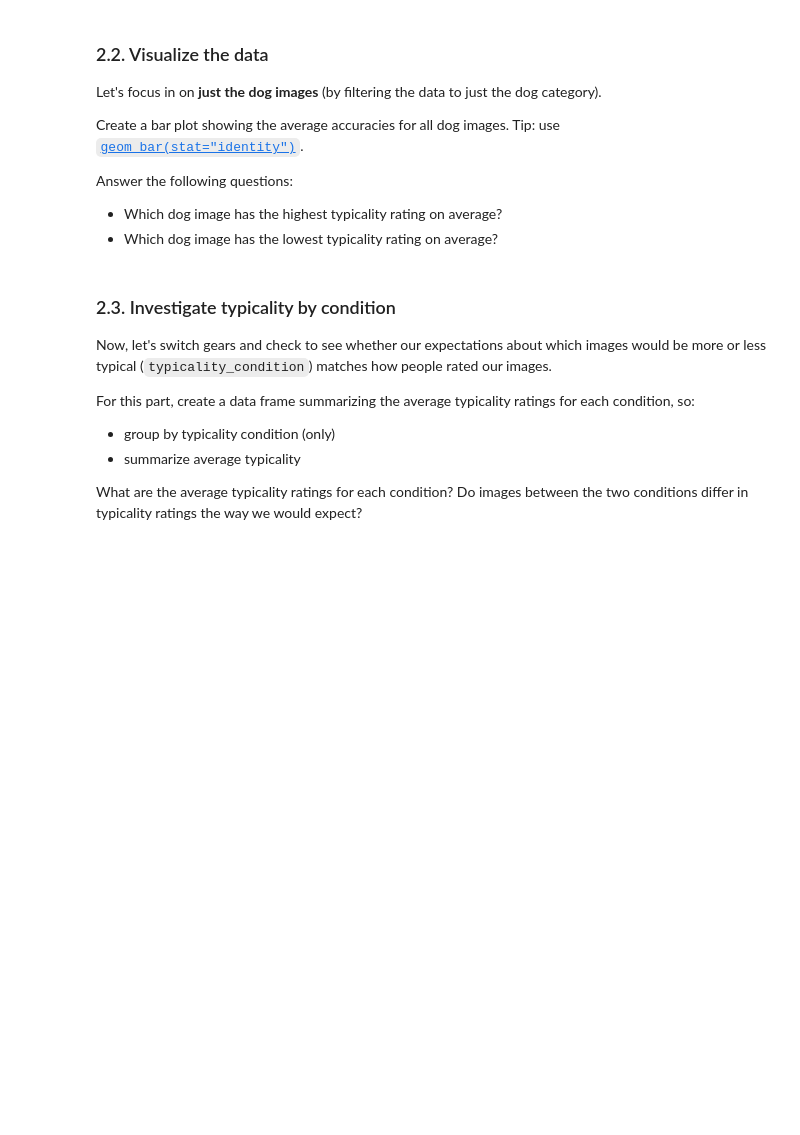
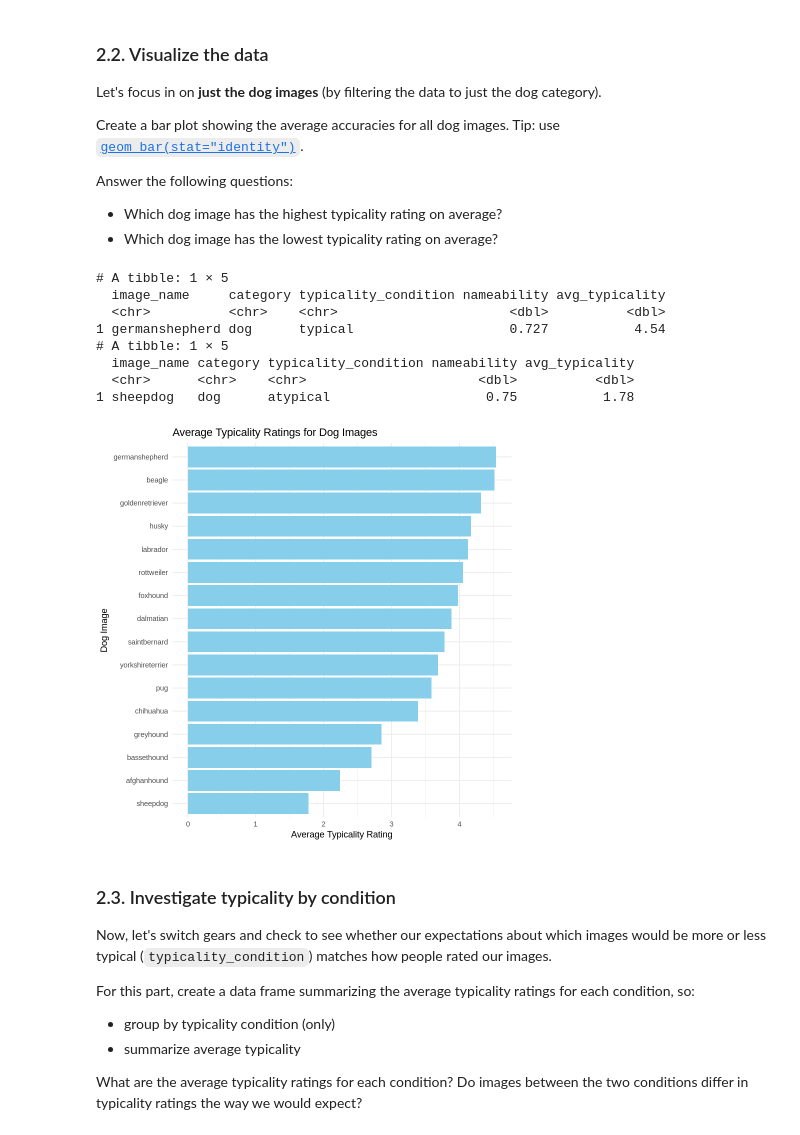
Before and after one commit to sydneynichol/MyFirstPullRequest, a Jupyter notebook: Data_Wrangling_2_Assignment.ipynb, the cells around one changed output. Saved outputs shown, nothing was run; the diff lists cells and outputs as text; code cells hidden in the pictures; blank space fills up the shorter version.

```diff
--- a/Data_Wrangling_2_Assignment.ipynb
+++ b/Data_Wrangling_2_Assignment.ipynb
@@ -205,3 +463,8 @@ Now that we have the data in a more convenient shape, let's create a new **data
 # %%
 #create a data frame that summarizes the average typicality for each image
 #keep information about category, typicality_condition, and nameability
+typicality_summary <- typical_data |>
+  group_by(image_name, category, typicality_condition, nameability) |>
+  summarize(avg_typicality = mean(typicality_rating, na.rm = TRUE), .groups = "drop")
+
+print(typicality_summary)
@@ -225,3 +497,43 @@ Answer the following questions:
+# %%
+# create a bar plot showing the average accuracies for all dog images.
+
+# Which dog image has the highest typicality rating on average? --> The German Shepherd image has the highest average typicality rating, with a score of 4.54.
+
+# Which dog image has the lowest typicality rating on average? --> The Sheepdog image has the lowest average typicality rating, with a score of 1.78.
+
+dog_data <- typicality_summary |>
+  filter(category == "dog")
+
+ggplot(dog_data, aes(x = reorder(image_name, avg_typicality), y = avg_typicality)) +
+  geom_bar(stat = "identity", fill = "skyblue") +
+  coord_flip() +
+  labs(
+    title = "Average Typicality Ratings for Dog Images",
+    x = "Dog Image",
+    y = "Average Typicality Rating"
+  ) +
+  theme_minimal()
+
+highest_typicality <- dog_data |>
+  arrange(desc(avg_typicality)) |>
+  slice(1)
+
+lowest_typicality <- dog_data |>
+  arrange(avg_typicality) |>
+  slice(1)
+
+print(highest_typicality)
+print(lowest_typicality)
+# %% [output]
+# A tibble: 1 × 5
+  image_name     category typicality_condition nameability avg_typicality
+  <chr>          <chr>    <chr>                      <dbl>          <dbl>
+1 germanshepherd dog      typical                    0.727           4.54
+# A tibble: 1 × 5
+  image_name category typicality_condition nameability avg_typicality
+  <chr>      <chr>    <chr>                      <dbl>          <dbl>
+1 sheepdog   dog      atypical                    0.75           1.78
+[figure, added]
 # %% [markdown]
 ### 2.3. Investigate typicality by condition
 
```
Also changed, not shown: parts of 20 cells of this notebook.
